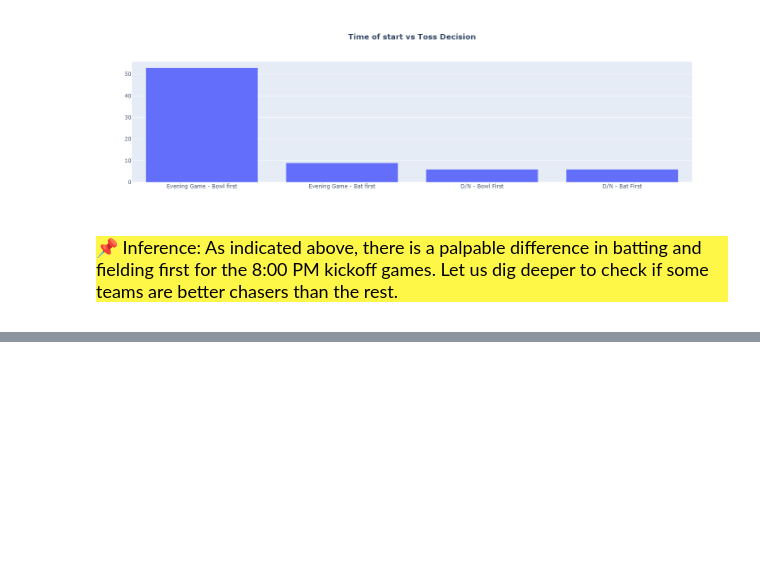
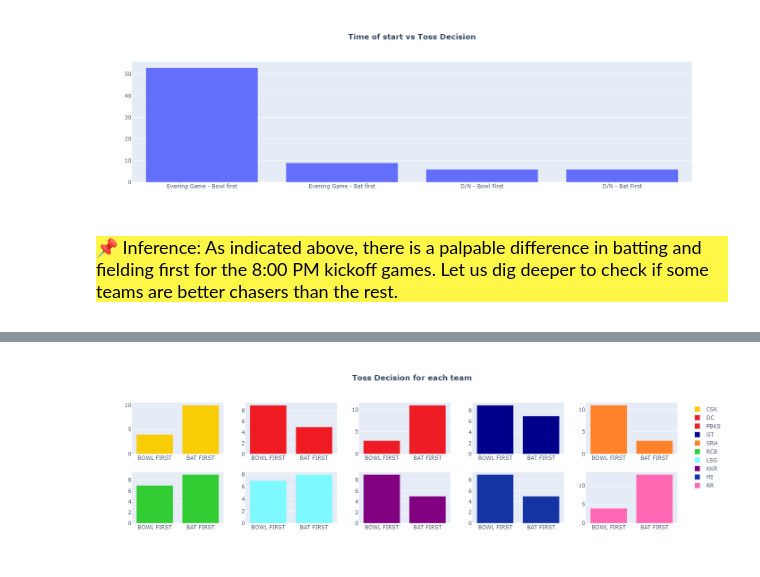
Before and after one commit to Abhijith-Nagarajan/Machine-Learning-Training, a Jupyter notebook: ipl-analysis-plotly-eda.ipynb, the cells around one changed output, grey strips where cells are left out. Saved outputs shown, nothing was run; the diff lists cells and outputs as text; code cells hidden in the pictures; blank space fills up the shorter version.

```diff
--- a/ipl-analysis-plotly-eda.ipynb
+++ b/ipl-analysis-plotly-eda.ipynb
@@ -219,10 +217,25 @@ team_summary = {}
+# %%
+team_toss_split = {}
+team_win_split = {}
 # %%
 from collections import Counter
+# %%
+def calculate_wins(x,team):
+    if x.winner==team:
+        if (x.toss_won==team and x.decision=='BOWL FIRST') or (x.toss_won!=team and x.decision=='BAT FIRST'):
+            return 1
+        elif (x.toss_won==team and x.decision=='BAT FIRST') or (x.toss_won!=team and x.decision=='BOWL FIRST'):
+            return 0
+    else:
+        return 'lost'
 # %%
 for team in df_season_summary_2022.home_team.unique():
     df_2022_team = df_season_summary_2022[(df_season_summary_2022.home_team==team)|(df_season_summary_2022.away_team==team)]
+    bowl_first = dict(Counter(df_2022_team.apply(lambda x: 1 if ((x.toss_won==team and x.decision=='BOWL FIRST') or (x.toss_won!=team and x.decision=='BAT FIRST')) else 0,axis=1)))
+    matches_won = dict(Counter(df_2022_team.apply(lambda x: calculate_wins(x,team),axis=1)))
 
-    bowl_first = dict(Counter(df_2022_team.apply(lambda x: 1 if ((x.toss_won==team and x.decision=='BOWL FIRST') or (x.toss_won!=team and x.decision=='BAT FIRST')) else 0,axis=1)))
-    bowl_first['BOWL FIRST'],bowl_first['BAT FIRST'] = bowl_first[0],bowl_first[1]
-    del bowl_first[0],bowl_first[1]
-    team_summary[team] = bowl_first
+    bowl_first['BOWL FIRST'],bowl_first['BAT FIRST'] = bowl_first[1],bowl_first[0]
+    matches_won['BOWL FIRST'],matches_won['BAT FIRST'] = matches_won[1],matches_won[0]
+    del bowl_first[0],bowl_first[1],matches_won[0],matches_won[1],matches_won['lost']
+    team_toss_split[team] = bowl_first
+    team_win_split[team] = matches_won
@@ -244,12 +270,17 @@ team_colors = {'CSK':'#F9CD05','DC':'#EF1B23','GT':'#00008B','RCB':'#32CD32','PB
 # %%
 fig = make_subplots(rows=2,cols=5)
 row,col = 1,1
-for team,decision in team_summary.items():
+for team,decision in team_toss_split.items():
     labels = list(decision.keys())
-    values = list(decision.values())
+    values_toss_decision = list(decision.values())
 
-    fig.add_trace(go.Bar(x=labels,y=values,marker=dict(color = team_colors[team]),name=team),row=row,col=col)
+    fig.add_trace(go.Bar(x=labels,y=values_toss_decision,marker=dict(color = team_colors[team]),name=team),row=row,col=col)
     col+=1
     if col>5:
         col = 1
         row = 2
+
+fig.update_layout(title_text='<b>Toss Decision for each team</b>',title_x=0.5)
+fig.show()
+# %% [output]
+[figure, added]
```
Also changed, not shown: parts of 21 cells of this notebook.
